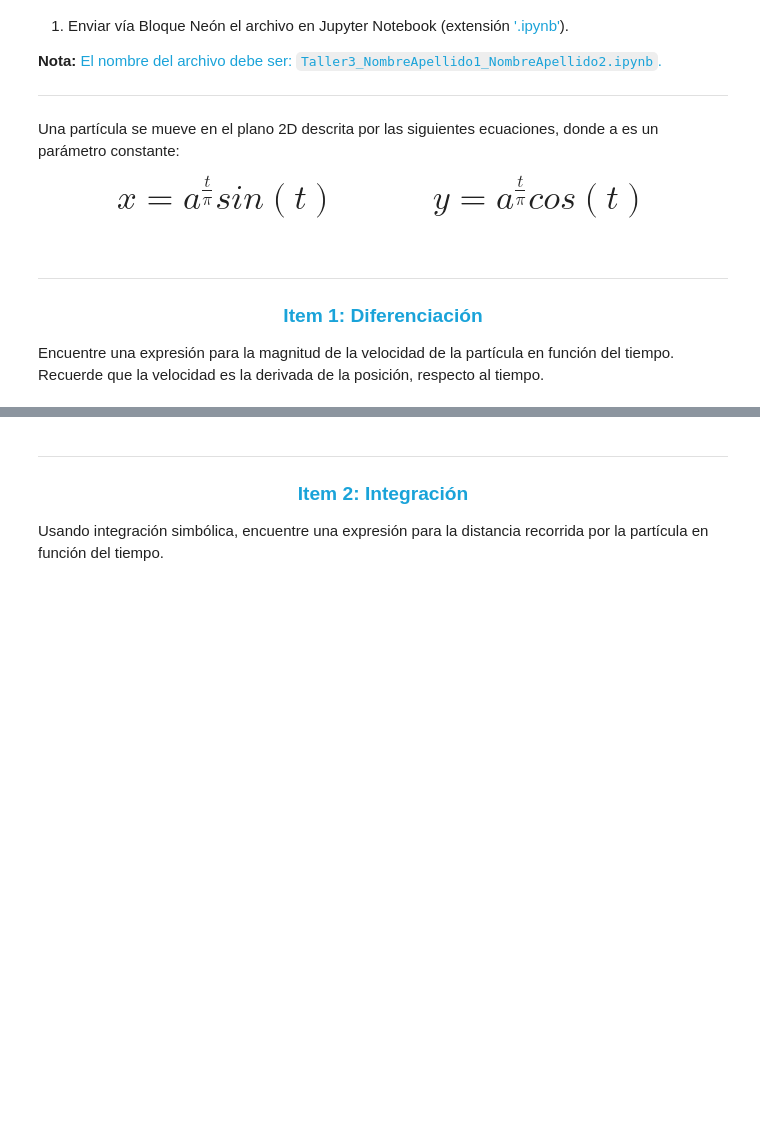
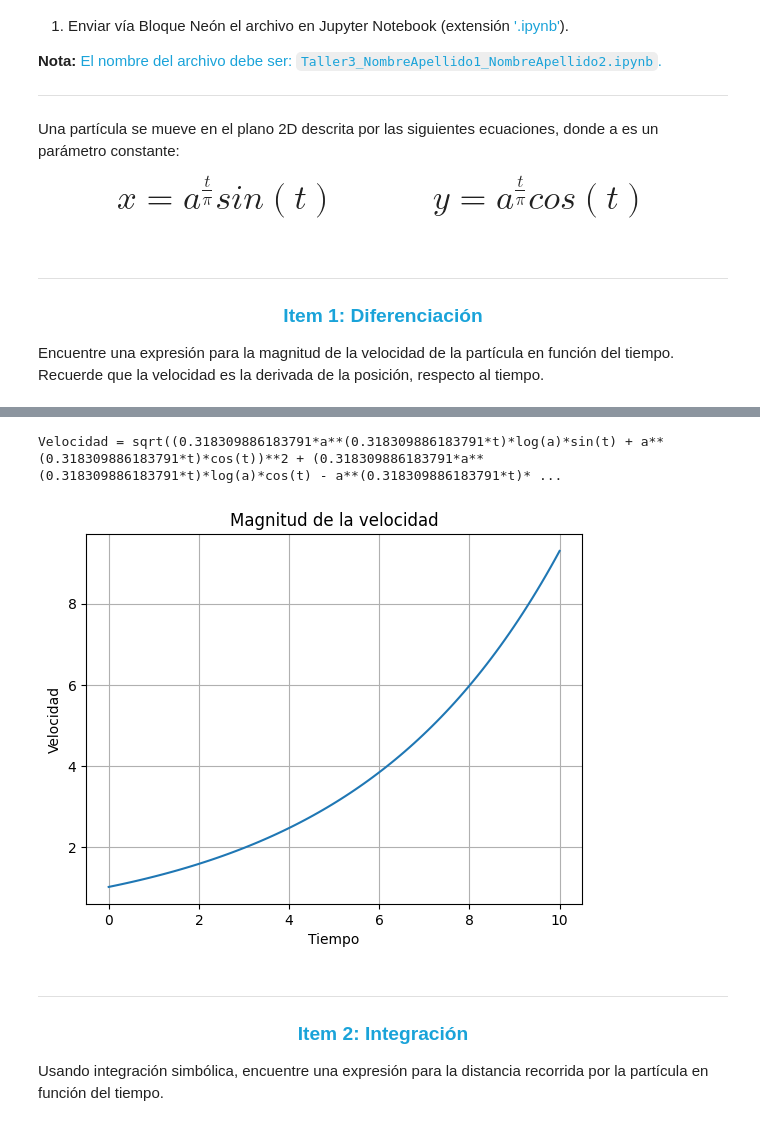
Before and after one commit to Juanvalencia112/Taller1_Herramientas_computacionales, a Jupyter notebook: taller_3_herramientas/Taller 3. Herramientas.ipynb, the cells around one changed output, grey strips where cells are left out. Drawn from its saved outputs; the diff is of its cells as text; code cells hidden in the pictures; blank space fills up the shorter version.

```diff
--- a/taller_3_herramientas/Taller 3. Herramientas.ipynb
+++ b/taller_3_herramientas/Taller 3. Herramientas.ipynb
@@ -30,3 +55,36 @@ Encuentre una expresión para la magnitud de la velocidad de la partícula en fu
+# %%
+from sympy import symbols, sin, cos, diff, sqrt
+import numpy as np
+import matplotlib.pyplot as plt
+import math
+
+t, a = symbols("t, a")
+x = a**(t/math.pi)*sin(t)
+y = a**(t/math.pi)*cos(t)
+
+velocidad_x = diff(x,t)
+velocidad_y = diff(y,t)
+
+v = sqrt(velocidad_x**2 + velocidad_y**2)
+print("Velocidad =", v)
+
+a_val = float(input("Introduzca el valor de la constante a: "))
+f_v = lambda tt: np.sqrt(
+    (a_val**(tt/math.pi) * np.log(a_val)/math.pi * np.sin(tt) + a_val**(tt/np.pi) * np.cos(tt))**2 +
+    (a_val**(tt/math.pi) * np.log(a_val)/math.pi * np.cos(tt) - a_val**(tt/np.pi) * np.sin(tt))**2)
+
+tiempo = np.linspace(0, 10, 100)
+vel = f_v(tiempo)
+
+plt.plot(tiempo, vel)
+plt.title("Magnitud de la velocidad")
+plt.xlabel("Tiempo")
+plt.ylabel("Velocidad")
+plt.grid(True)
+plt.show()
+# %% [output]
+Velocidad = sqrt((0.318309886183791*a**(0.318309886183791*t)*log(a)*sin(t) + a**(0.318309886183791*t)*cos(t))**2 + (0.318309886183791*a**(0.318309886183791*t)*log(a)*cos(t) - a**(0.318309886183791*t)* ...
+[figure, added]
 # %% [markdown]
 ___
 ### <span style="color: #1AA3D9"><center> Item 2: Integración
```
Also changed, not shown: parts of 1 cell of this notebook.
